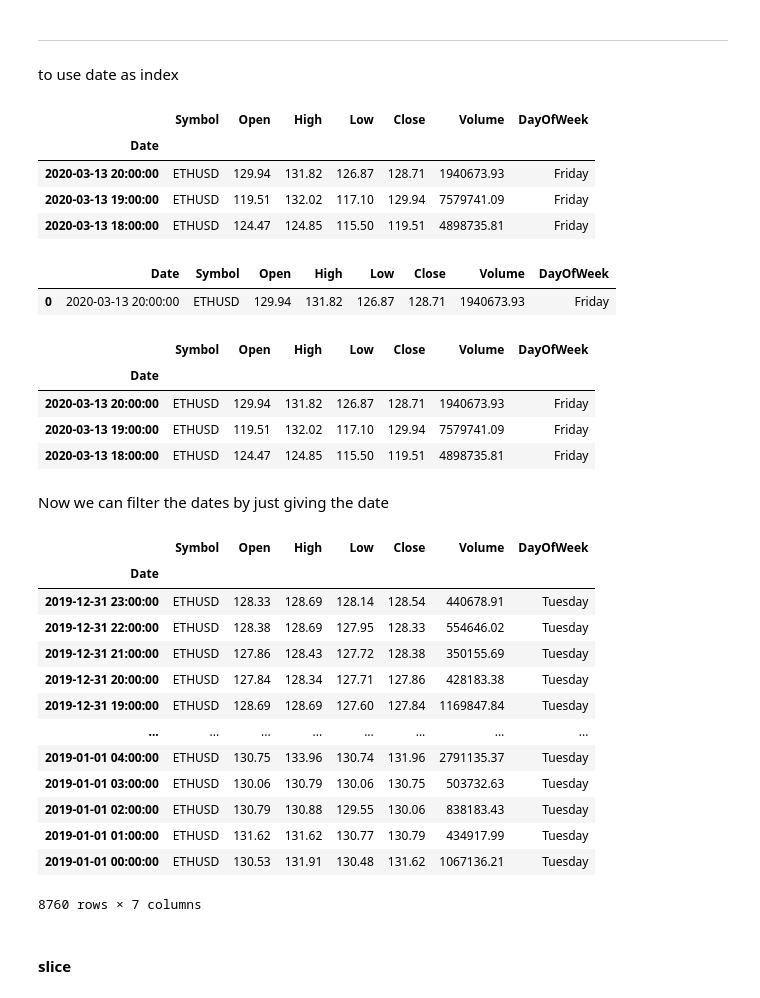
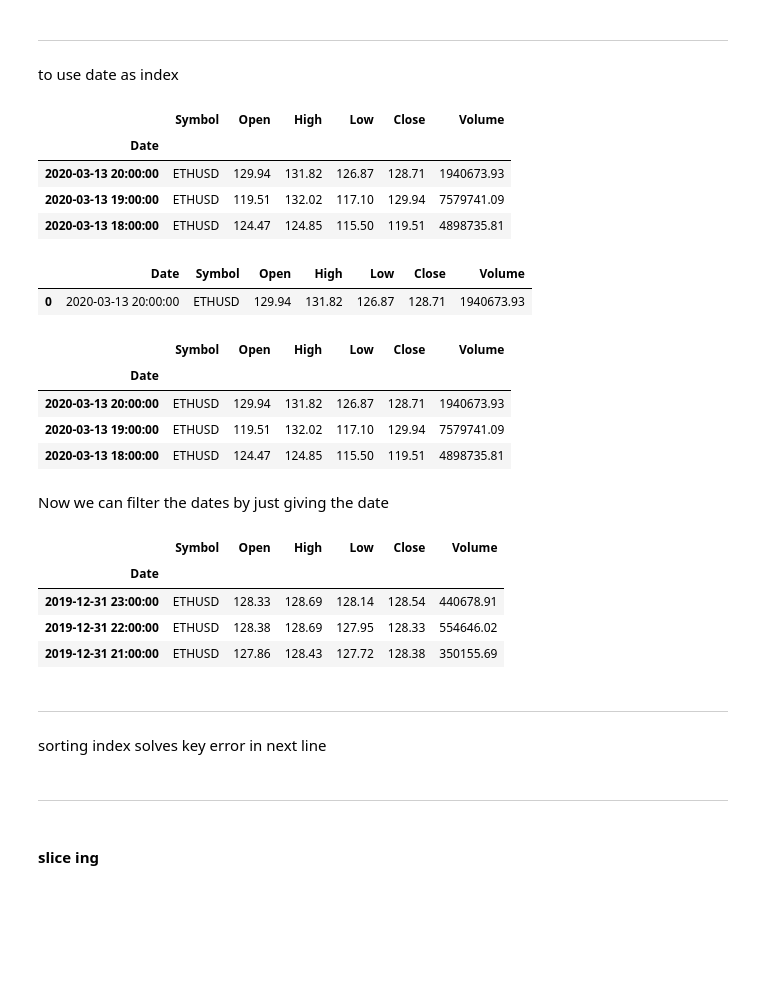
Before and after one commit to innovinitylabs/pandas-notes-corey-schaffer, a Jupyter notebook: 10-Working with Dates and Time Series Data.ipynb, the cells around one changed output. Drawn from its saved outputs; the diff is of its cells as text; code cells hidden in the pictures; blank space fills up the shorter version.

```diff
--- a/10-Working with Dates and Time Series Data.ipynb
+++ b/10-Working with Dates and Time Series Data.ipynb
@@ -112,6 +115,8 @@ df.head(3)
 | 0 | 2020-03-13 20:00:00 | ETHUSD | 129.94 | 131.82 | 126.87 | 128.71 | 1940673.93 | Friday |
 | 1 | 2020-03-13 19:00:00 | ETHUSD | 119.51 | 132.02 | 117.10 | 129.94 | 7579741.09 | Friday |
 | 2 | 2020-03-13 18:00:00 | ETHUSD | 124.47 | 124.85 | 115.50 | 119.51 | 4898735.81 | Friday |
+# %%
+df.drop(columns='DayOfWeek', inplace=True)
 # %% [markdown]
 to get the earliest and latest date we can us `min()` and `max()` method
 # %%
@@ -181,26 +186,26 @@ to use date as index
 # %%
 df.set_index('Date').head(3)
 # %% [output]
-|  | Symbol | Open | High | Low | Close | Volume | DayOfWeek |
-| Date |  |  |  |  |  |  |  |
-| 2020-03-13 20:00:00 | ETHUSD | 129.94 | 131.82 | 126.87 | 128.71 | 1940673.93 | Friday |
-| 2020-03-13 19:00:00 | ETHUSD | 119.51 | 132.02 | 117.10 | 129.94 | 7579741.09 | Friday |
-| 2020-03-13 18:00:00 | ETHUSD | 124.47 | 124.85 | 115.50 | 119.51 | 4898735.81 | Friday |
+|  | Symbol | Open | High | Low | Close | Volume |
+| Date |  |  |  |  |  |  |
+| 2020-03-13 20:00:00 | ETHUSD | 129.94 | 131.82 | 126.87 | 128.71 | 1940673.93 |
+| 2020-03-13 19:00:00 | ETHUSD | 119.51 | 132.02 | 117.10 | 129.94 | 7579741.09 |
+| 2020-03-13 18:00:00 | ETHUSD | 124.47 | 124.85 | 115.50 | 119.51 | 4898735.81 |
 # %%
 df.head(1)
 # %% [output]
-|  | Date | Symbol | Open | High | Low | Close | Volume | DayOfWeek |
-| 0 | 2020-03-13 20:00:00 | ETHUSD | 129.94 | 131.82 | 126.87 | 128.71 | 1940673.93 | Friday |
+|  | Date | Symbol | Open | High | Low | Close | Volume |
+| 0 | 2020-03-13 20:00:00 | ETHUSD | 129.94 | 131.82 | 126.87 | 128.71 | 1940673.93 |
 # %%
 df.set_index('Date', inplace=True)
 # %%
 df.head(3)
 # %% [output]
-|  | Symbol | Open | High | Low | Close | Volume | DayOfWeek |
-| Date |  |  |  |  |  |  |  |
-| 2020-03-13 20:00:00 | ETHUSD | 129.94 | 131.82 | 126.87 | 128.71 | 1940673.93 | Friday |
-| 2020-03-13 19:00:00 | ETHUSD | 119.51 | 132.02 | 117.10 | 129.94 | 7579741.09 | Friday |
-| 2020-03-13 18:00:00 | ETHUSD | 124.47 | 124.85 | 115.50 | 119.51 | 4898735.81 | Friday |
+|  | Symbol | Open | High | Low | Close | Volume |
+| Date |  |  |  |  |  |  |
+| 2020-03-13 20:00:00 | ETHUSD | 129.94 | 131.82 | 126.87 | 128.71 | 1940673.93 |
+| 2020-03-13 19:00:00 | ETHUSD | 119.51 | 132.02 | 117.10 | 129.94 | 7579741.09 |
+| 2020-03-13 18:00:00 | ETHUSD | 124.47 | 124.85 | 115.50 | 119.51 | 4898735.81 |
 # %% [markdown]
 Now we can filter the dates by just giving the date
 # %%
@@ -208,18 +213,11 @@ Now we can filter the dates by just giving the date
 # wont work now
 # %%
-df.loc['2019']
+df.loc['2019'].head(3)
 # %% [output]
-|  | Symbol | Open | High | Low | Close | Volume | DayOfWeek |
-| Date |  |  |  |  |  |  |  |
-| 2019-12-31 23:00:00 | ETHUSD | 128.33 | 128.69 | 128.14 | 128.54 | 440678.91 | Tuesday |
-| 2019-12-31 22:00:00 | ETHUSD | 128.38 | 128.69 | 127.95 | 128.33 | 554646.02 | Tuesday |
-| 2019-12-31 21:00:00 | ETHUSD | 127.86 | 128.43 | 127.72 | 128.38 | 350155.69 | Tuesday |
-| 2019-12-31 20:00:00 | ETHUSD | 127.84 | 128.34 | 127.71 | 127.86 | 428183.38 | Tuesday |
-| 2019-12-31 19:00:00 | ETHUSD | 128.69 | 128.69 | 127.60 | 127.84 | 1169847.84 | Tuesday |
-| ... | ... | ... | ... | ... | ... | ... | ... |
-| 2019-01-01 04:00:00 | ETHUSD | 130.75 | 133.96 | 130.74 | 131.96 | 2791135.37 | Tuesday |
-| 2019-01-01 03:00:00 | ETHUSD | 130.06 | 130.79 | 130.06 | 130.75 | 503732.63 | Tuesday |
-| 2019-01-01 02:00:00 | ETHUSD | 130.79 | 130.88 | 129.55 | 130.06 | 838183.43 | Tuesday |
-| 2019-01-01 01:00:00 | ETHUSD | 131.62 | 131.62 | 130.77 | 130.79 | 434917.99 | Tuesday |
-| 2019-01-01 00:00:00 | ETHUSD | 130.53 | 131.91 | 130.48 | 131.62 | 1067136.21 | Tuesday |
+|  | Symbol | Open | High | Low | Close | Volume |
+| Date |  |  |  |  |  |  |
+| 2019-12-31 23:00:00 | ETHUSD | 128.33 | 128.69 | 128.14 | 128.54 | 440678.91 |
+| 2019-12-31 22:00:00 | ETHUSD | 128.38 | 128.69 | 127.95 | 128.33 | 554646.02 |
+| 2019-12-31 21:00:00 | ETHUSD | 127.86 | 128.43 | 127.72 | 128.38 | 350155.69 |
-8760 rows × 7 columns
+# %% [markdown]
+---
@@ -226,2 +226,6 @@ df.loc['2019']
+# %% [markdown]
+sorting index solves key error in next line
+# %% [markdown]
+---
 # %% [markdown]
-#### slice
+#### slice  ing
```
Also changed, not shown: parts of 30 cells of this notebook.
